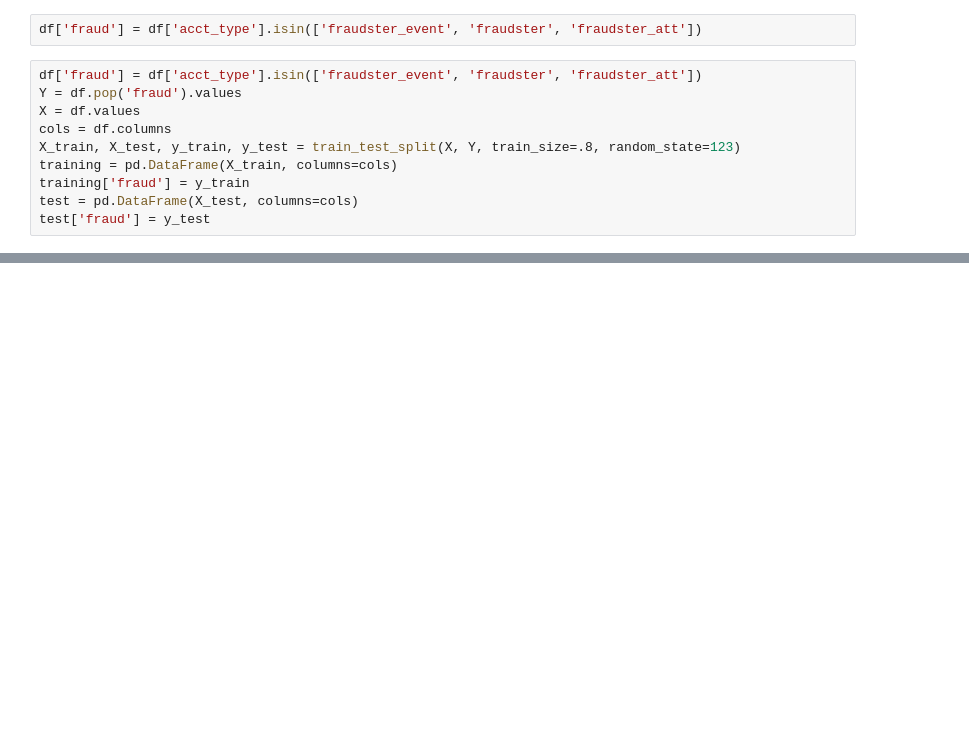
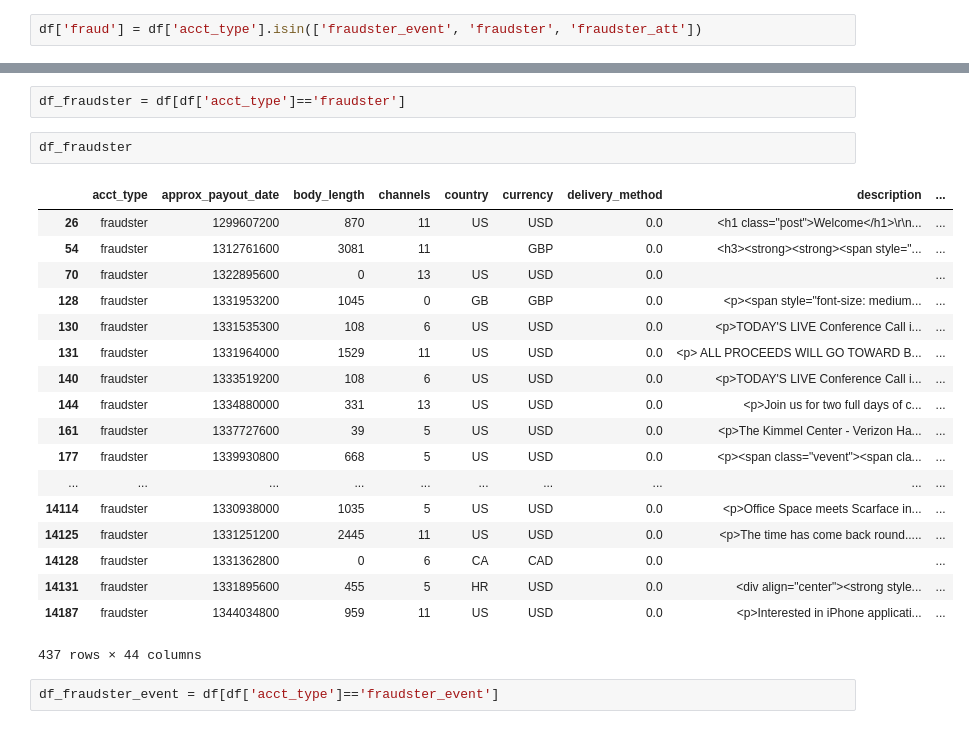
Before and after one commit to ssychong/fraud-detection, a Jupyter notebook: jw/Untitled.ipynb, the cells around one changed output, grey strips where cells are left out. Drawn from its saved outputs; the diff is of its cells as text; blank space fills up the shorter version.

```diff
--- a/jw/Untitled.ipynb
+++ b/jw/Untitled.ipynb
@@ -10,12 +27,2 @@ df = pd.read_json('/Users/hercules/Desktop/Galvanize/Course/SpecialTopics:CaseSt
 # %%
 df['fraud'] = df['acct_type'].isin(['fraudster_event', 'fraudster', 'fraudster_att'])
-# %%
-df['fraud'] = df['acct_type'].isin(['fraudster_event', 'fraudster', 'fraudster_att'])
-Y = df.pop('fraud').values
-X = df.values
-cols = df.columns
-X_train, X_test, y_train, y_test = train_test_split(X, Y, train_size=.8, random_state=123)
-training = pd.DataFrame(X_train, columns=cols)
-training['fraud'] = y_train
-test = pd.DataFrame(X_test, columns=cols)
-test['fraud'] = y_test
@@ -21,0 +97,25 @@ test['fraud'] = y_test
+# %%
+df_fraudster = df[df['acct_type']=='fraudster']
+# %%
+df_fraudster
+# %% [output]
+|  | acct_type | approx_payout_date | body_length | channels | country | currency | delivery_method | description | ... |
+| 26 | fraudster | 1299607200 | 870 | 11 | US | USD | 0.0 | <h1 class="post">Welcome</h1>\r\n... | ... |
+| 54 | fraudster | 1312761600 | 3081 | 11 |  | GBP | 0.0 | <h3><strong><strong><span style="... | ... |
+| 70 | fraudster | 1322895600 | 0 | 13 | US | USD | 0.0 |  | ... |
+| 128 | fraudster | 1331953200 | 1045 | 0 | GB | GBP | 0.0 | <p><span style="font-size: medium... | ... |
+| 130 | fraudster | 1331535300 | 108 | 6 | US | USD | 0.0 | <p>TODAY'S LIVE Conference Call i... | ... |
+| 131 | fraudster | 1331964000 | 1529 | 11 | US | USD | 0.0 | <p> ALL PROCEEDS WILL GO TOWARD B... | ... |
+| 140 | fraudster | 1333519200 | 108 | 6 | US | USD | 0.0 | <p>TODAY'S LIVE Conference Call i... | ... |
+| 144 | fraudster | 1334880000 | 331 | 13 | US | USD | 0.0 | <p>Join us for two full days of c... | ... |
+| 161 | fraudster | 1337727600 | 39 | 5 | US | USD | 0.0 | <p>The Kimmel Center - Verizon Ha... | ... |
+| 177 | fraudster | 1339930800 | 668 | 5 | US | USD | 0.0 | <p><span class="vevent"><span cla... | ... |
+| ... | ... | ... | ... | ... | ... | ... | ... | ... | ... |
+| 14114 | fraudster | 1330938000 | 1035 | 5 | US | USD | 0.0 | <p>Office Space meets Scarface in... | ... |
+| 14125 | fraudster | 1331251200 | 2445 | 11 | US | USD | 0.0 | <p>The time has come back round..... | ... |
+| 14128 | fraudster | 1331362800 | 0 | 6 | CA | CAD | 0.0 |  | ... |
+| 14131 | fraudster | 1331895600 | 455 | 5 | HR | USD | 0.0 | <div align="center"><strong style... | ... |
+| 14187 | fraudster | 1344034800 | 959 | 11 | US | USD | 0.0 | <p>Interested in iPhone applicati... | ... |
+437 rows × 44 columns
+# %%
+df_fraudster_event = df[df['acct_type']=='fraudster_event']
```
Also changed, not shown: parts of 26 cells of this notebook, 2 other files.
